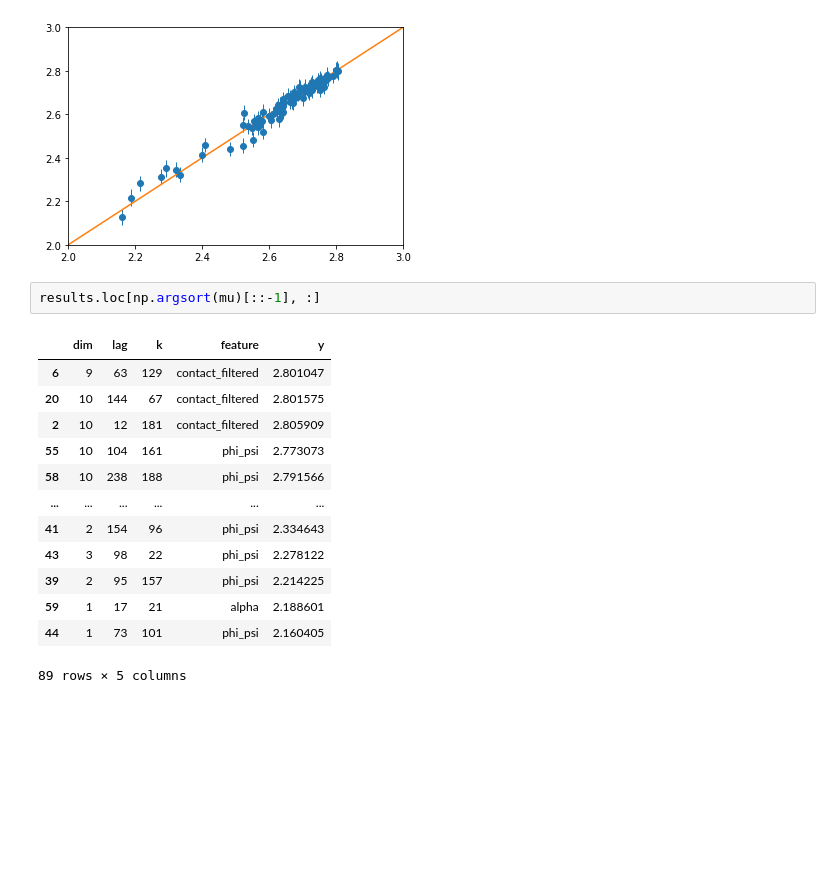
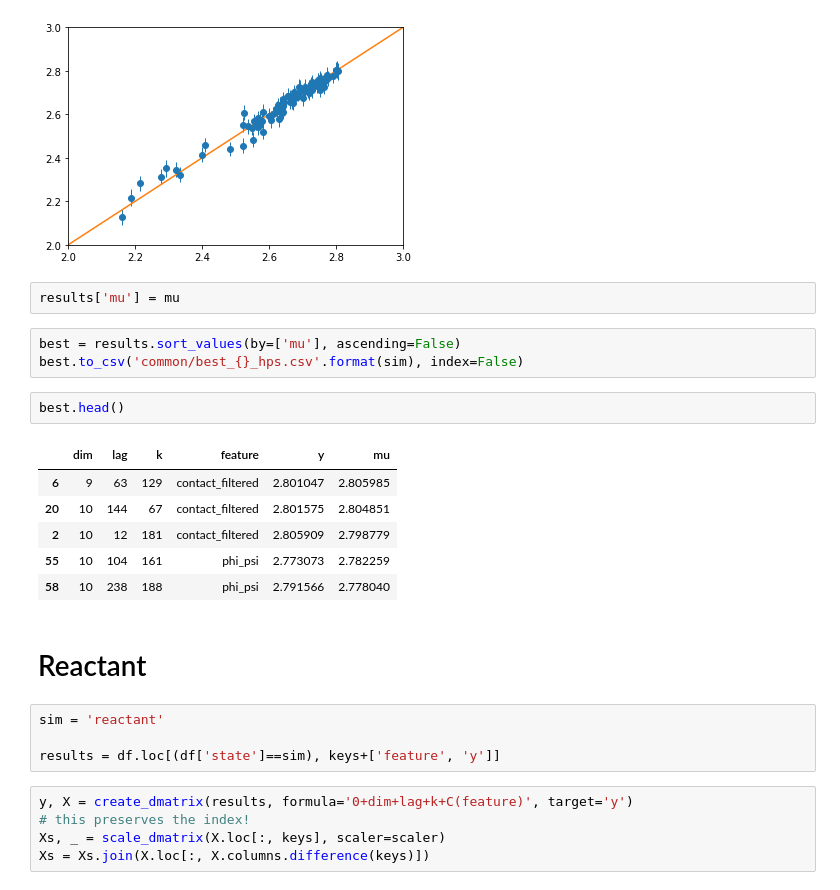
Before and after one commit to RobertArbon/Mal_L, a Jupyter notebook: 7_best_hyperparameter.ipynb, the cells around one changed output. Saved outputs shown, nothing was run; the diff lists cells and outputs as text; blank space fills up the shorter version.

```diff
--- a/7_best_hyperparameter.ipynb
+++ b/7_best_hyperparameter.ipynb
@@ -213,19 +225,28 @@ plt.xlim(lims)
 # %% [output]
 (2.0, 3.0)
 [figure]
-# %%
-results.loc[np.argsort(mu)[::-1], :]
-# %% [output]
-|  | dim | lag | k | feature | y |
-| 6 | 9 | 63 | 129 | contact_filtered | 2.801047 |
-| 20 | 10 | 144 | 67 | contact_filtered | 2.801575 |
-| 2 | 10 | 12 | 181 | contact_filtered | 2.805909 |
-| 55 | 10 | 104 | 161 | phi_psi | 2.773073 |
-| 58 | 10 | 238 | 188 | phi_psi | 2.791566 |
-| ... | ... | ... | ... | ... | ... |
-| 41 | 2 | 154 | 96 | phi_psi | 2.334643 |
-| 43 | 3 | 98 | 22 | phi_psi | 2.278122 |
-| 39 | 2 | 95 | 157 | phi_psi | 2.214225 |
-| 59 | 1 | 17 | 21 | alpha | 2.188601 |
-| 44 | 1 | 73 | 101 | phi_psi | 2.160405 |
-89 rows × 5 columns
+# %%
+results['mu'] = mu
+# %%
+best = results.sort_values(by=['mu'], ascending=False)
+best.to_csv('common/best_{}_hps.csv'.format(sim), index=False)
+# %%
+best.head()
+# %% [output]
+|  | dim | lag | k | feature | y | mu |
+| 6 | 9 | 63 | 129 | contact_filtered | 2.801047 | 2.805985 |
+| 20 | 10 | 144 | 67 | contact_filtered | 2.801575 | 2.804851 |
+| 2 | 10 | 12 | 181 | contact_filtered | 2.805909 | 2.798779 |
+| 55 | 10 | 104 | 161 | phi_psi | 2.773073 | 2.782259 |
+| 58 | 10 | 238 | 188 | phi_psi | 2.791566 | 2.778040 |
+# %% [markdown]
+# Reactant
+# %%
+sim = 'reactant'
+
+results = df.loc[(df['state']==sim), keys+['feature', 'y']]
+# %%
+y, X = create_dmatrix(results, formula='0+dim+lag+k+C(feature)', target='y')
+# this preserves the index!
+Xs, _ = scale_dmatrix(X.loc[:, keys], scaler=scaler)
+Xs = Xs.join(X.loc[:, X.columns.difference(keys)])
```
Also changed, not shown: parts of 8 cells of this notebook.
